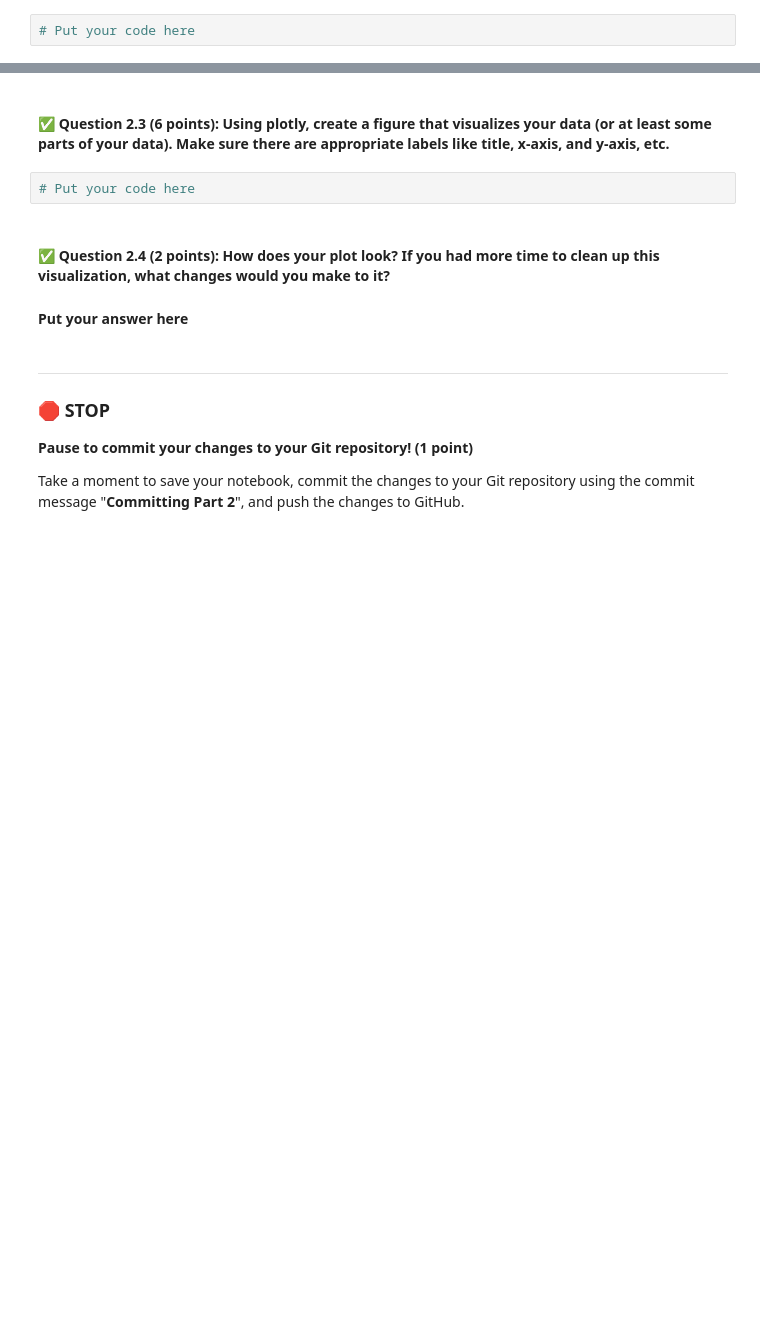
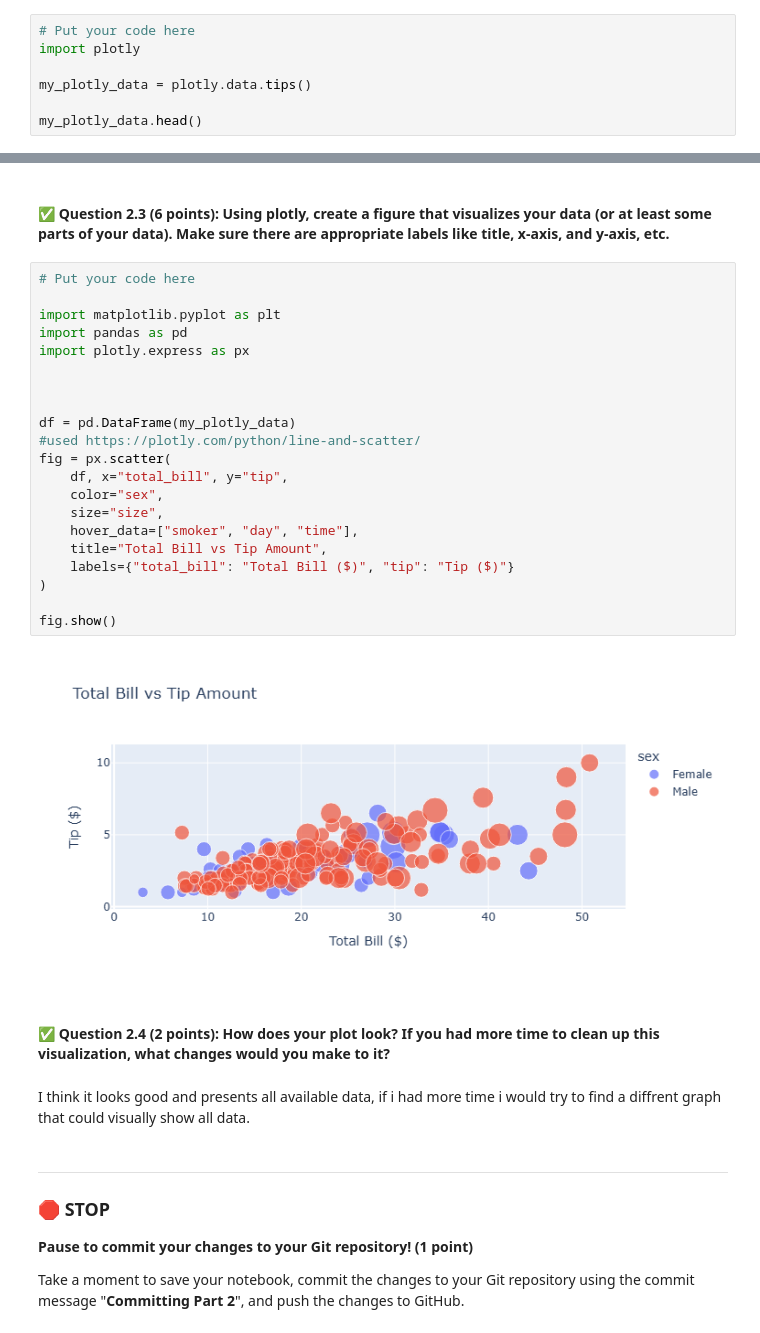
Before and after one commit to singhs77/CMSE202-f25-turnin, a Jupyter notebook: exams/midterm/CMSE202-Midterm-Section002-STUDENT.ipynb, the cells around one changed output, grey strips where cells are left out. Saved outputs shown, nothing was run; the diff lists cells and outputs as text; blank space fills up the shorter version.

```diff
--- a/exams/midterm/CMSE202-Midterm-Section002-STUDENT.ipynb
+++ b/exams/midterm/CMSE202-Midterm-Section002-STUDENT.ipynb
@@ -170,3 +179,8 @@ Let's install and use the plotly package
 &#9989; **Question 2.2 (2 points)**: Load in any dataset of your choice from [here]( https://plotly.com/python-api-reference/generated/plotly.data.html ). Assign this data as the variable "my_plotly_data" and then display this data.
 # %%
 # Put your code here
+import plotly
+
+my_plotly_data = plotly.data.tips()
+
+my_plotly_data.head()
@@ -174,10 +195,31 @@ Let's install and use the plotly package
 #### &#9989; **Question 2.3 (6 points)**: Using plotly, create a figure that visualizes your data (or at least some parts of your data). Make sure there are appropriate labels like title, x-axis, and y-axis, etc.
 # %%
 # Put your code here
+
+import matplotlib.pyplot as plt
+import pandas as pd
+import plotly.express as px
+
+
+
+df = pd.DataFrame(my_plotly_data)
+#used https://plotly.com/python/line-and-scatter/
+fig = px.scatter(
+    df, x="total_bill", y="tip",
+    color="sex",
+    size="size",
+    hover_data=["smoker", "day", "time"],
+    title="Total Bill vs Tip Amount",
+    labels={"total_bill": "Total Bill ($)", "tip": "Tip ($)"}
+)
+
+fig.show()
+# %% [output]
+[figure, added]
 # %% [markdown]
 #### &#9989; **Question 2.4 (2 points)**: How does your plot look? If you had more time to clean up this visualization, what changes would you make to it?
 # %% [markdown]
-**Put your answer here**
+I think it looks good and presents all available data, if i had more time i would try to find a diffrent graph that could visually show all data.
 # %% [markdown]
 ---
 ### &#128721; STOP
```
Also changed, not shown: parts of 4 cells of this notebook.
